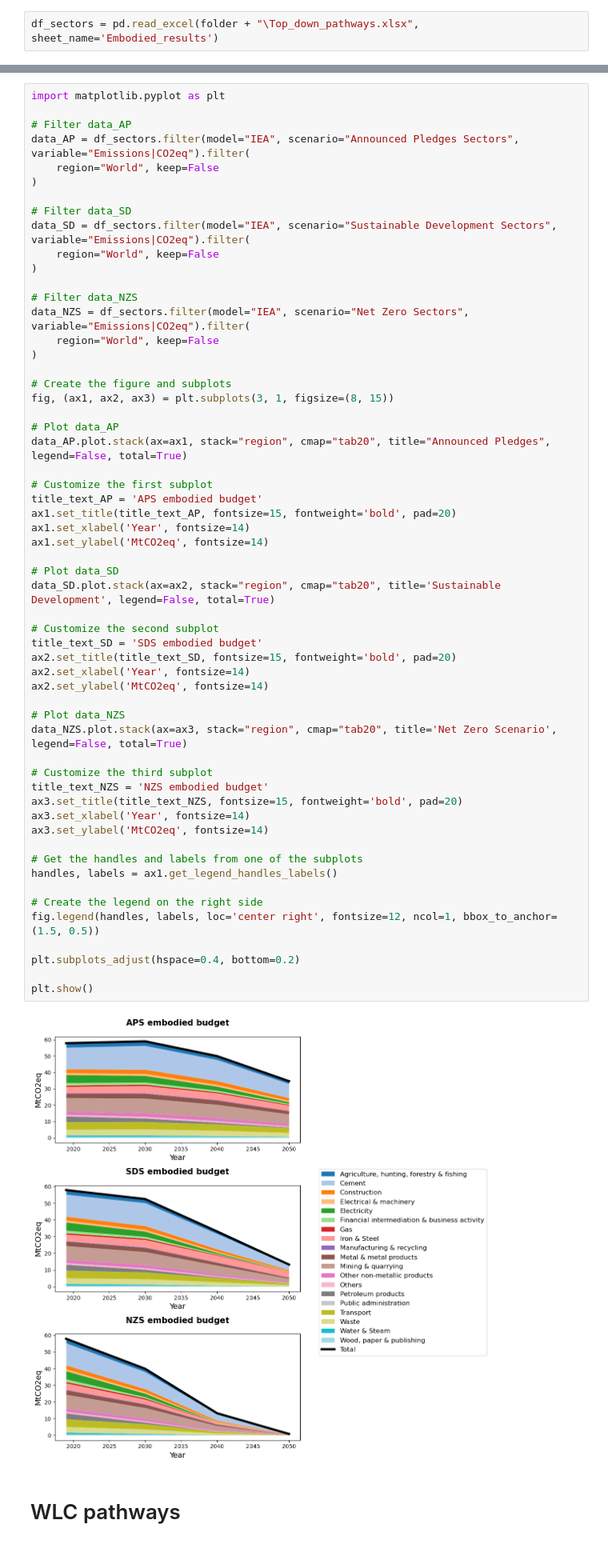
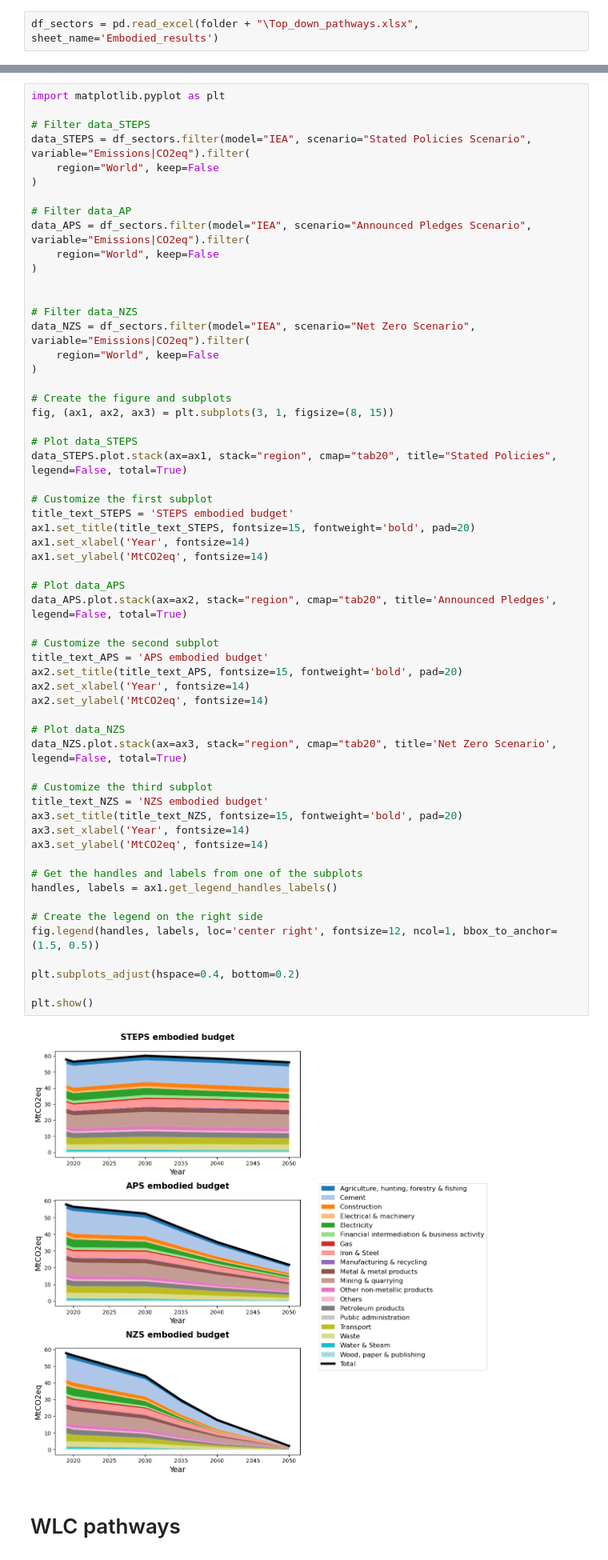
Before and after one commit to marpellan/French_WLC_budgets, a Jupyter notebook: Top_down_pathways_IEA_pyam.ipynb, the cells around one changed output, grey strips where cells are left out. Shown at 80% size. Cells and saved outputs as stored; diff of their text form.

Commit message:
update IEA scenarios with WEO2023

```diff
--- a/Top_down_pathways_IEA_pyam.ipynb
+++ b/Top_down_pathways_IEA_pyam.ipynb
@@ -48,62 +52,63 @@ Meta indicators:
 # %%
 import matplotlib.pyplot as plt
 
-# Filter data_AP
-data_AP = df_sectors.filter(model="IEA", scenario="Announced Pledges Sectors", variable="Emissions|CO2eq").filter(
+# Filter data_STEPS
+data_STEPS = df_sectors.filter(model="IEA", scenario="Stated Policies Scenario", variable="Emissions|CO2eq").filter(
     region="World", keep=False
 )
 
-# Filter data_SD
-data_SD = df_sectors.filter(model="IEA", scenario="Sustainable Development Sectors", variable="Emissions|CO2eq").filter(
+# Filter data_AP
+data_APS = df_sectors.filter(model="IEA", scenario="Announced Pledges Scenario", variable="Emissions|CO2eq").filter(
     region="World", keep=False
 )
 
+
 # Filter data_NZS
-data_NZS = df_sectors.filter(model="IEA", scenario="Net Zero Sectors", variable="Emissions|CO2eq").filter(
+data_NZS = df_sectors.filter(model="IEA", scenario="Net Zero Scenario", variable="Emissions|CO2eq").filter(
     region="World", keep=False
 )
 
 # Create the figure and subplots
 fig, (ax1, ax2, ax3) = plt.subplots(3, 1, figsize=(8, 15))
 
-# Plot data_AP
-data_AP.plot.stack(ax=ax1, stack="region", cmap="tab20", title="Announced Pledges", legend=False, total=True)
+# Plot data_STEPS
+data_STEPS.plot.stack(ax=ax1, stack="region", cmap="tab20", title="Stated Policies", legend=False, total=True)
 
 # Customize the first subplot
-title_text_AP = 'APS embodied budget'
-ax1.set_title(title_text_AP, fontsize=15, fontweight='bold', pad=20)
+title_text_STEPS = 'STEPS embodied budget'
+ax1.set_title(title_text_STEPS, fontsize=15, fontweight='bold', pad=20)
 ax1.set_xlabel('Year', fontsize=14)
 ax1.set_ylabel('MtCO2eq', fontsize=14)
 
-# Plot data_SD
-data_SD.plot.stack(ax=ax2, stack="region", cmap="tab20", title='Sustainable Development', legend=False, total=True)
+# Plot data_APS
+data_APS.plot.stack(ax=ax2, stack="region", cmap="tab20", title='Announced Pledges', legend=False, total=True)
 
 # Customize the second subplot
-title_text_SD = 'SDS embodied budget'
-ax2.set_title(title_text_SD, fontsize=15, fontweight='bold', pad=20)
+title_text_APS = 'APS embodied budget'
+ax2.set_title(title_text_APS, fontsize=15, fontweight='bold', pad=20)
 ax2.set_xlabel('Year', fontsize=14)
 ax2.set_ylabel('MtCO2eq', fontsize=14)
 
 # Plot data_NZS
 data_NZS.plot.stack(ax=ax3, stack="region", cmap="tab20", title='Net Zero Scenario', legend=False, total=True)
 
 # Customize the third subplot
 title_text_NZS = 'NZS embodied budget'
 ax3.set_title(title_text_NZS, fontsize=15, fontweight='bold', pad=20)
 ax3.set_xlabel('Year', fontsize=14)
 ax3.set_ylabel('MtCO2eq', fontsize=14)
 
 # Get the handles and labels from one of the subplots
 handles, labels = ax1.get_legend_handles_labels()
 
 # Create the legend on the right side
 fig.legend(handles, labels, loc='center right', fontsize=12, ncol=1, bbox_to_anchor=(1.5, 0.5))
 
 plt.subplots_adjust(hspace=0.4, bottom=0.2)
 
 plt.show()
 # %% [output]
-[figure, old version]
+[figure, new version]
 # %% [markdown]
 # WLC pathways
 # %%
```
Also changed, not shown: parts of 5 cells of this notebook, 10 other files.
